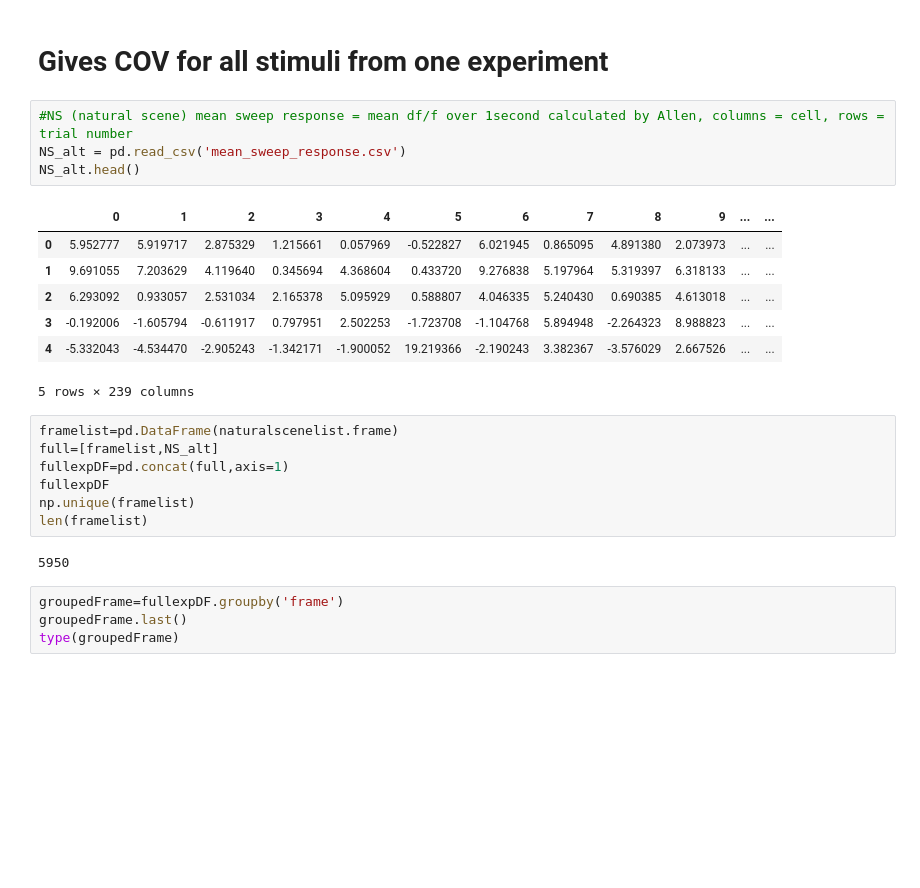
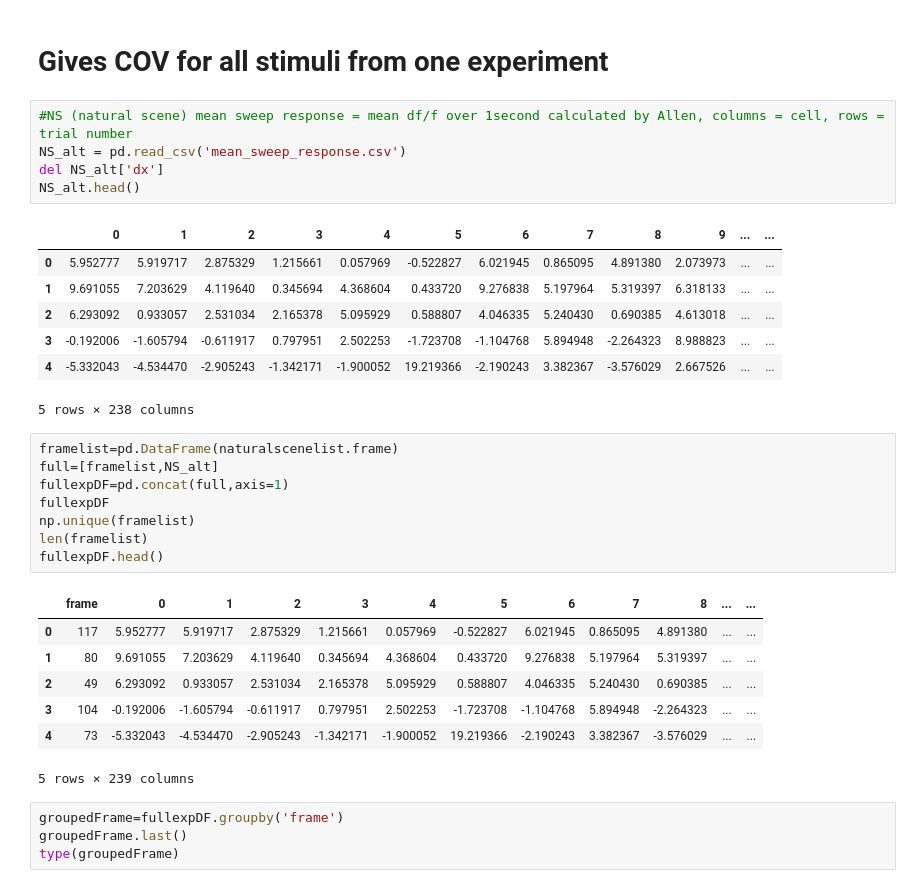
Before and after one commit to annieliu77/SWDB2016, a Jupyter notebook: Variability.ipynb, the cells around one changed output. Drawn from its saved outputs; the diff is of its cells as text; blank space fills up the shorter version.

```diff
--- a/Variability.ipynb
+++ b/Variability.ipynb
@@ -60,6 +65,7 @@ naturalscenelist.head()
 # %%
 #NS (natural scene) mean sweep response = mean df/f over 1second calculated by Allen, columns = cell, rows = trial number
 NS_alt = pd.read_csv('mean_sweep_response.csv')
+del NS_alt['dx']
 NS_alt.head()
 # %% [output]
 |  | 0 | 1 | 2 | 3 | 4 | 5 | 6 | 7 | 8 | 9 | ... | ... |
@@ -68,16 +74,23 @@ NS_alt.head()
 | 2 | 6.293092 | 0.933057 | 2.531034 | 2.165378 | 5.095929 | 0.588807 | 4.046335 | 5.240430 | 0.690385 | 4.613018 | ... | ... |
 | 3 | -0.192006 | -1.605794 | -0.611917 | 0.797951 | 2.502253 | -1.723708 | -1.104768 | 5.894948 | -2.264323 | 8.988823 | ... | ... |
 | 4 | -5.332043 | -4.534470 | -2.905243 | -1.342171 | -1.900052 | 19.219366 | -2.190243 | 3.382367 | -3.576029 | 2.667526 | ... | ... |
-5 rows × 239 columns
+5 rows × 238 columns
 # %%
 framelist=pd.DataFrame(naturalscenelist.frame)
 full=[framelist,NS_alt]
 fullexpDF=pd.concat(full,axis=1)
 fullexpDF
 np.unique(framelist)
 len(framelist)
+fullexpDF.head()
 # %% [output]
+|  | frame | 0 | 1 | 2 | 3 | 4 | 5 | 6 | 7 | 8 | ... | ... |
+| 0 | 117 | 5.952777 | 5.919717 | 2.875329 | 1.215661 | 0.057969 | -0.522827 | 6.021945 | 0.865095 | 4.891380 | ... | ... |
+| 1 | 80 | 9.691055 | 7.203629 | 4.119640 | 0.345694 | 4.368604 | 0.433720 | 9.276838 | 5.197964 | 5.319397 | ... | ... |
+| 2 | 49 | 6.293092 | 0.933057 | 2.531034 | 2.165378 | 5.095929 | 0.588807 | 4.046335 | 5.240430 | 0.690385 | ... | ... |
+| 3 | 104 | -0.192006 | -1.605794 | -0.611917 | 0.797951 | 2.502253 | -1.723708 | -1.104768 | 5.894948 | -2.264323 | ... | ... |
+| 4 | 73 | -5.332043 | -4.534470 | -2.905243 | -1.342171 | -1.900052 | 19.219366 | -2.190243 | 3.382367 | -3.576029 | ... | ... |
-5950
+5 rows × 239 columns
 # %%
 groupedFrame=fullexpDF.groupby('frame')
 groupedFrame.last()
```
Also changed, not shown: parts of 6 cells of this notebook, 1 other file.
